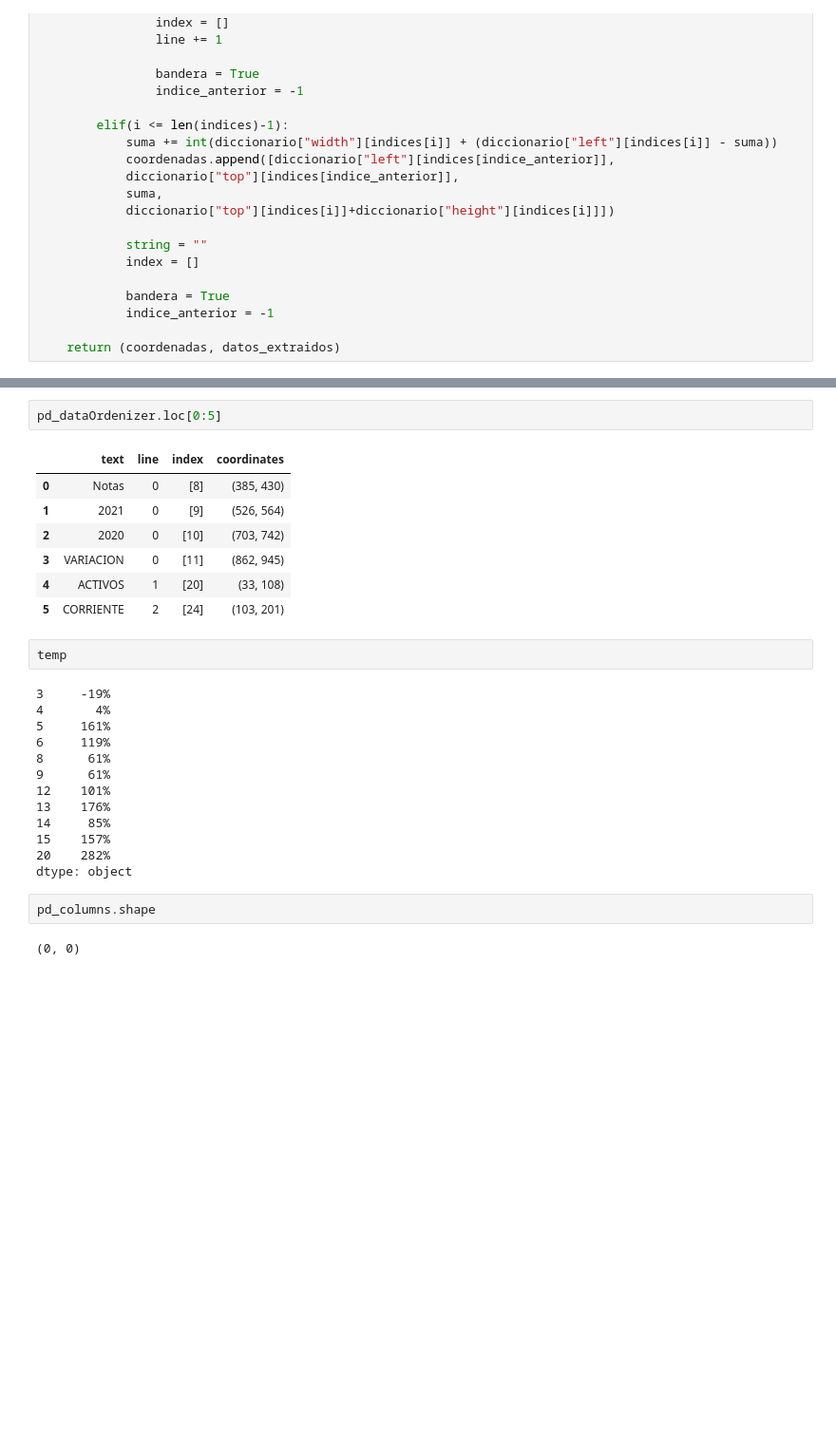
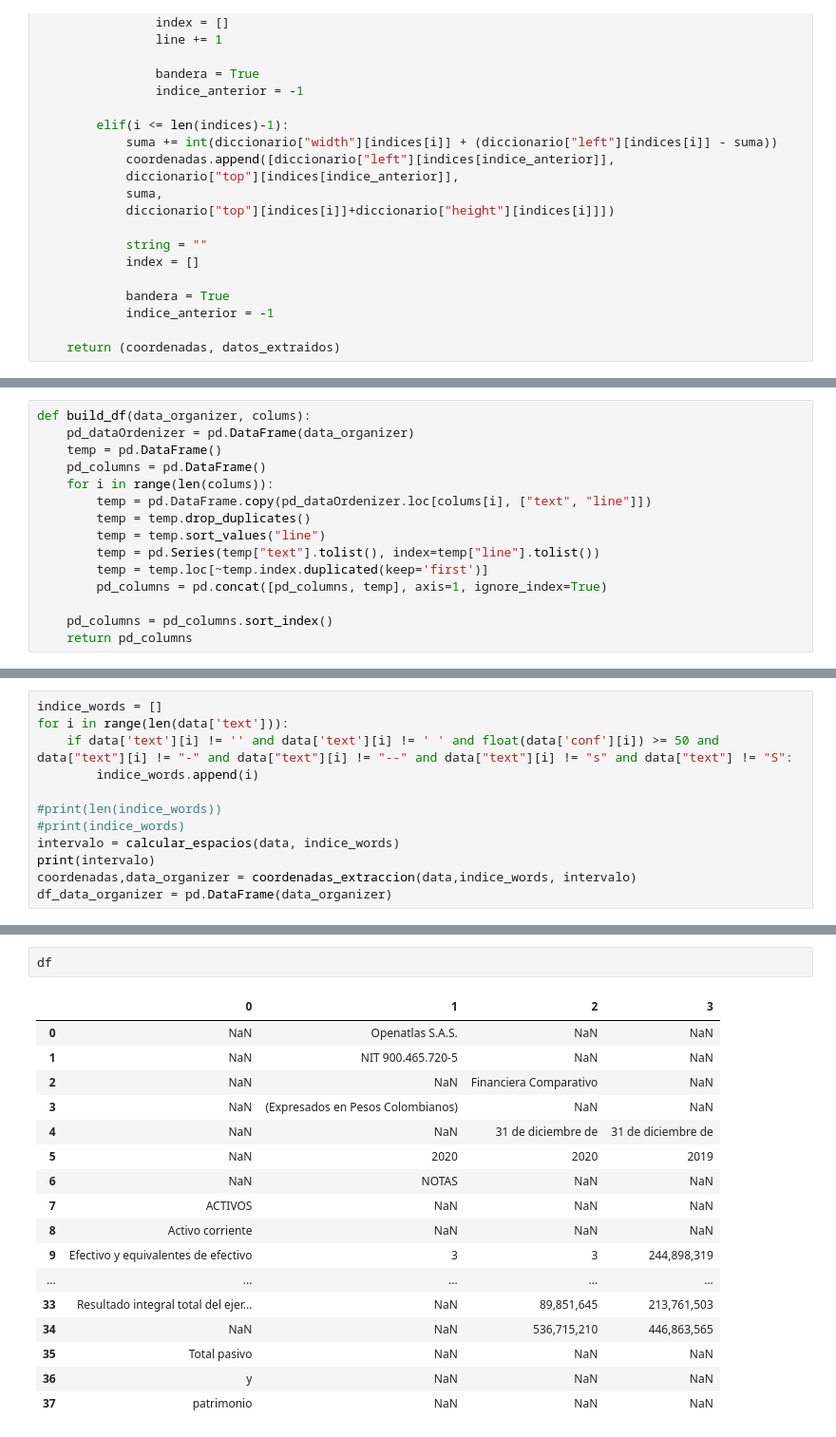
Before and after one commit to EdissonPO/desarrollo_reto, a Jupyter notebook: dataFrame.ipynb, the cells around one changed output, grey strips where cells are left out. Shown at 95% size. Cells and saved outputs as stored; diff of their text form; blank space fills up the shorter version.

```diff
--- a/dataFrame.ipynb
+++ b/dataFrame.ipynb
@@ -416,0 +420,15 @@ def extracion_colums(data):
+# %%
+def build_df(data_organizer, colums):
+    pd_dataOrdenizer = pd.DataFrame(data_organizer)
+    temp = pd.DataFrame()
+    pd_columns = pd.DataFrame()
+    for i in range(len(colums)):
+        temp = pd.DataFrame.copy(pd_dataOrdenizer.loc[colums[i], ["text", "line"]])
+        temp = temp.drop_duplicates()
+        temp = temp.sort_values("line")
+        temp = pd.Series(temp["text"].tolist(), index=temp["line"].tolist())
+        temp = temp.loc[~temp.index.duplicated(keep='first')]
+        pd_columns = pd.concat([pd_columns, temp], axis=1, ignore_index=True)
+
+    pd_columns = pd_columns.sort_index()
+    return pd_columns
@@ -416,0 +474,12 @@ def extracion_colums(data):
+# %%
+indice_words = []
+for i in range(len(data['text'])):
+    if data['text'][i] != '' and data['text'][i] != ' ' and float(data['conf'][i]) >= 50 and data["text"][i] != "-" and data["text"][i] != "--" and data["text"][i] != "s" and data["text"] != "S":
+        indice_words.append(i)
+
+#print(len(indice_words))
+#print(indice_words)
+intervalo = calcular_espacios(data, indice_words)
+print(intervalo)
+coordenadas,data_organizer = coordenadas_extraccion(data,indice_words, intervalo)
+df_data_organizer = pd.DataFrame(data_organizer)
@@ -508,29 +570,20 @@ TypeError: cannot concatenate object of type '<class 'list'>'; only Series and D
-# %%
-pd_dataOrdenizer.loc[0:5]
-# %% [output]
-|  | text | line | index | coordinates |
-| 0 | Notas | 0 | [8] | (385, 430) |
-| 1 | 2021 | 0 | [9] | (526, 564) |
-| 2 | 2020 | 0 | [10] | (703, 742) |
-| 3 | VARIACION | 0 | [11] | (862, 945) |
-| 4 | ACTIVOS | 1 | [20] | (33, 108) |
-| 5 | CORRIENTE | 2 | [24] | (103, 201) |
-# %%
-temp
-# %% [output]
-3     -19%
-4       4%
-5     161%
-6     119%
-8      61%
-9      61%
-12    101%
-13    176%
-14     85%
-15    157%
-20    282%
-dtype: object
-# %%
-pd_columns.shape
-# %% [output]
-(0, 0)
+# %%
+df
+# %% [output]
+|  | 0 | 1 | 2 | 3 |
+| 0 | NaN | Openatlas S.A.S. | NaN | NaN |
+| 1 | NaN | NIT 900.465.720-5 | NaN | NaN |
+| 2 | NaN | NaN | Financiera Comparativo | NaN |
+| 3 | NaN | (Expresados en Pesos Colombianos) | NaN | NaN |
+| 4 | NaN | NaN | 31 de diciembre de | 31 de diciembre de |
+| 5 | NaN | 2020 | 2020 | 2019 |
+| 6 | NaN | NOTAS | NaN | NaN |
+| 7 | ACTIVOS | NaN | NaN | NaN |
+| 8 | Activo corriente | NaN | NaN | NaN |
+| 9 | Efectivo y equivalentes de efectivo | 3 | 3 | 244,898,319 |
+| ... | ... | ... | ... | ... |
+| 33 | Resultado integral total del ejer... | NaN | 89,851,645 | 213,761,503 |
+| 34 | NaN | NaN | 536,715,210 | 446,863,565 |
+| 35 | Total pasivo | NaN | NaN | NaN |
+| 36 | y | NaN | NaN | NaN |
+| 37 | patrimonio | NaN | NaN | NaN |
```
Also changed, not shown: parts of 15 cells of this notebook, 6 other files.
